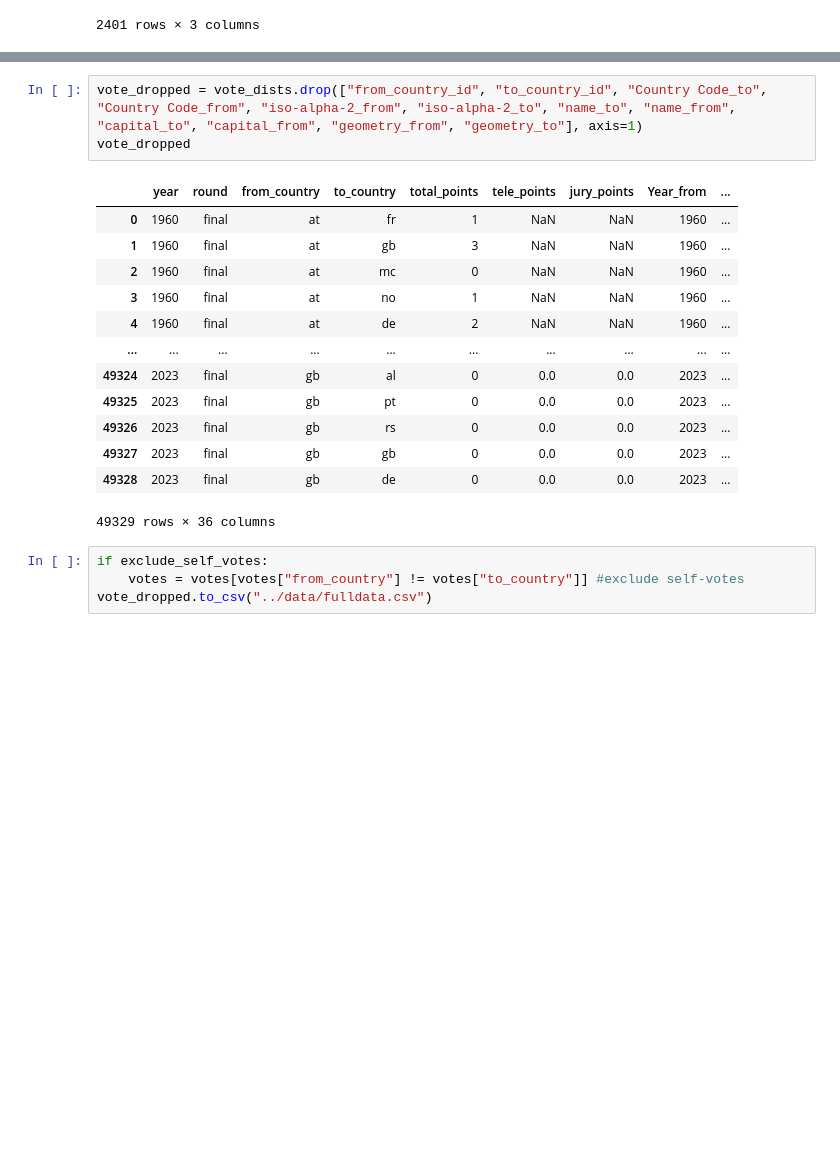
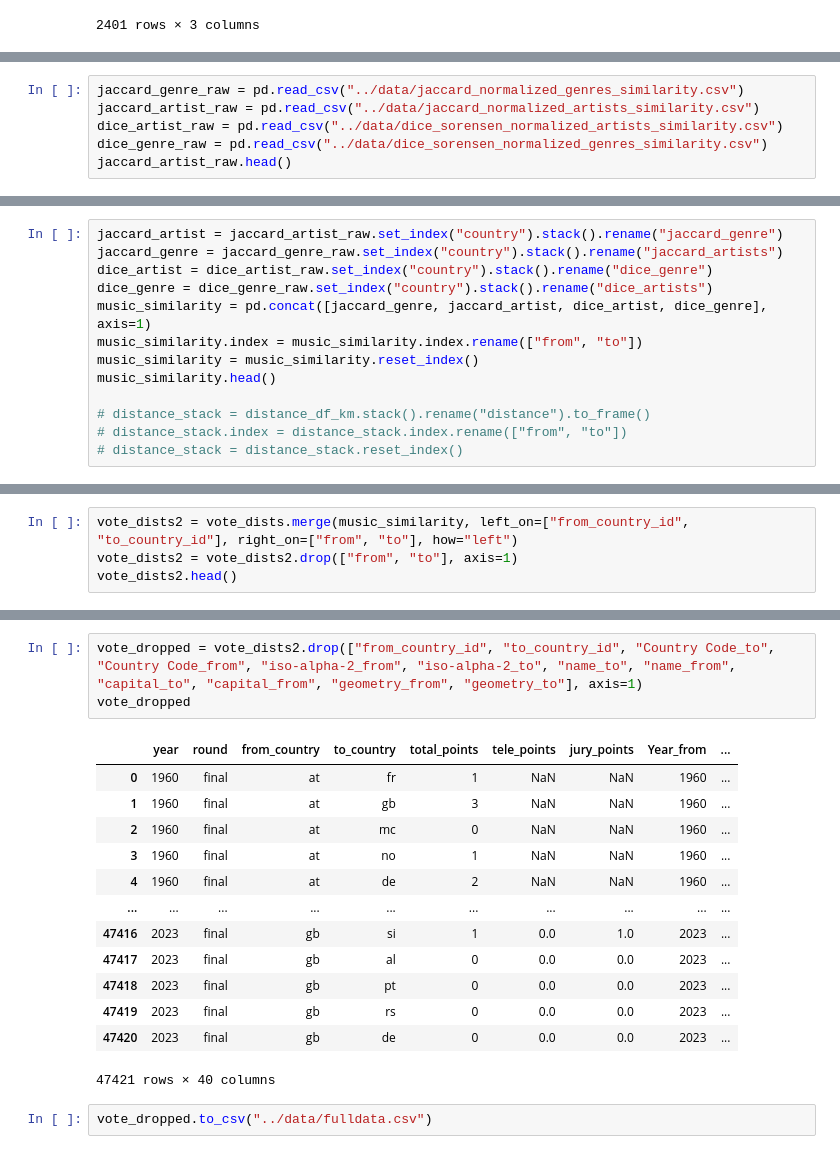
Before and after one commit to kluedemann/eurovision-voting-analysis, a Jupyter notebook: src/data_processing.ipynb, the cells around one changed output, grey strips where cells are left out. Saved outputs shown, nothing was run; the diff lists cells and outputs as text; blank space fills up the shorter version.

```diff
--- a/src/data_processing.ipynb
+++ b/src/data_processing.ipynb
@@ -357,0 +362,6 @@ vote_dists
+# %%
+jaccard_genre_raw = pd.read_csv("../data/jaccard_normalized_genres_similarity.csv")
+jaccard_artist_raw = pd.read_csv("../data/jaccard_normalized_artists_similarity.csv")
+dice_artist_raw = pd.read_csv("../data/dice_sorensen_normalized_artists_similarity.csv")
+dice_genre_raw = pd.read_csv("../data/dice_sorensen_normalized_genres_similarity.csv")
+jaccard_artist_raw.head()
@@ -357,0 +376,13 @@ vote_dists
+# %%
+jaccard_artist = jaccard_artist_raw.set_index("country").stack().rename("jaccard_genre")
+jaccard_genre = jaccard_genre_raw.set_index("country").stack().rename("jaccard_artists")
+dice_artist = dice_artist_raw.set_index("country").stack().rename("dice_genre")
+dice_genre = dice_genre_raw.set_index("country").stack().rename("dice_artists")
+music_similarity = pd.concat([jaccard_genre, jaccard_artist, dice_artist, dice_genre], axis=1)
+music_similarity.index = music_similarity.index.rename(["from", "to"])
+music_similarity = music_similarity.reset_index()
+music_similarity.head()
+
+# distance_stack = distance_df_km.stack().rename("distance").to_frame()
+# distance_stack.index = distance_stack.index.rename(["from", "to"])
+# distance_stack = distance_stack.reset_index()
@@ -357,0 +396,4 @@ vote_dists
+# %%
+vote_dists2 = vote_dists.merge(music_similarity, left_on=["from_country_id", "to_country_id"], right_on=["from", "to"], how="left")
+vote_dists2 = vote_dists2.drop(["from", "to"], axis=1)
+vote_dists2.head()
@@ -358,21 +408,19 @@ vote_dists
 # %%
-vote_dropped = vote_dists.drop(["from_country_id", "to_country_id", "Country Code_to", "Country Code_from", "iso-alpha-2_from", "iso-alpha-2_to", "name_to", "name_from", "capital_to", "capital_from", "geometry_from", "geometry_to"], axis=1)
+vote_dropped = vote_dists2.drop(["from_country_id", "to_country_id", "Country Code_to", "Country Code_from", "iso-alpha-2_from", "iso-alpha-2_to", "name_to", "name_from", "capital_to", "capital_from", "geometry_from", "geometry_to"], axis=1)
 vote_dropped
 # %% [output]
 |  | year | round | from_country | to_country | total_points | tele_points | jury_points | Year_from | ... |
 | 0 | 1960 | final | at | fr | 1 | NaN | NaN | 1960 | ... |
 | 1 | 1960 | final | at | gb | 3 | NaN | NaN | 1960 | ... |
 | 2 | 1960 | final | at | mc | 0 | NaN | NaN | 1960 | ... |
 | 3 | 1960 | final | at | no | 1 | NaN | NaN | 1960 | ... |
 | 4 | 1960 | final | at | de | 2 | NaN | NaN | 1960 | ... |
 | ... | ... | ... | ... | ... | ... | ... | ... | ... | ... |
-| 49324 | 2023 | final | gb | al | 0 | 0.0 | 0.0 | 2023 | ... |
-| 49325 | 2023 | final | gb | pt | 0 | 0.0 | 0.0 | 2023 | ... |
-| 49326 | 2023 | final | gb | rs | 0 | 0.0 | 0.0 | 2023 | ... |
-| 49327 | 2023 | final | gb | gb | 0 | 0.0 | 0.0 | 2023 | ... |
-| 49328 | 2023 | final | gb | de | 0 | 0.0 | 0.0 | 2023 | ... |
+| 47416 | 2023 | final | gb | si | 1 | 0.0 | 1.0 | 2023 | ... |
+| 47417 | 2023 | final | gb | al | 0 | 0.0 | 0.0 | 2023 | ... |
+| 47418 | 2023 | final | gb | pt | 0 | 0.0 | 0.0 | 2023 | ... |
+| 47419 | 2023 | final | gb | rs | 0 | 0.0 | 0.0 | 2023 | ... |
+| 47420 | 2023 | final | gb | de | 0 | 0.0 | 0.0 | 2023 | ... |
-49329 rows × 36 columns
+47421 rows × 40 columns
-# %%
-if exclude_self_votes:
-    votes = votes[votes["from_country"] != votes["to_country"]] #exclude self-votes
-vote_dropped.to_csv("../data/fulldata.csv")
+# %%
+vote_dropped.to_csv("../data/fulldata.csv")
```
Also changed, not shown: parts of 8 cells of this notebook, 11 other files.
